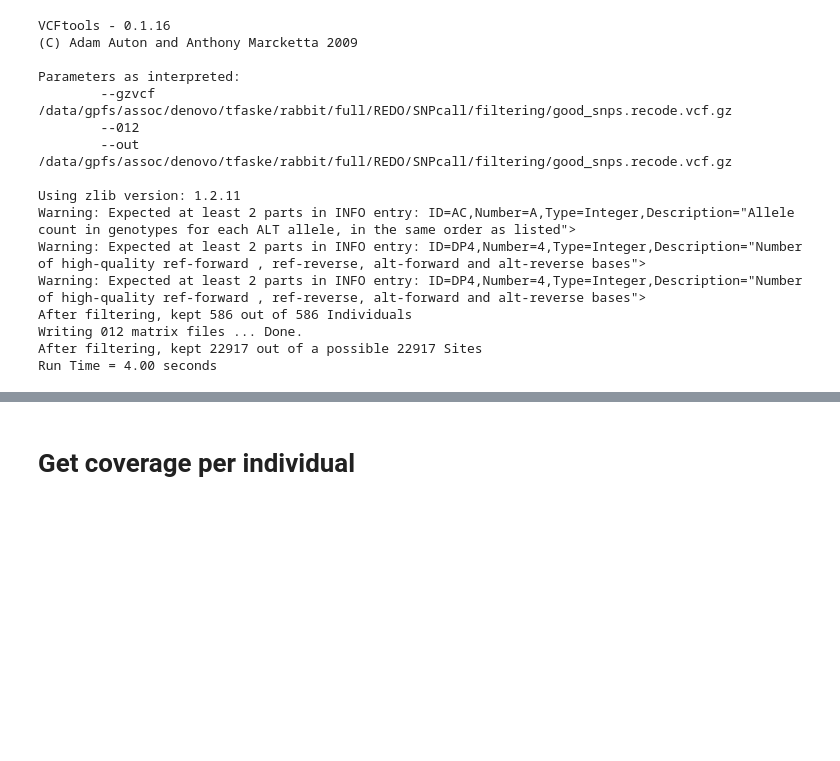
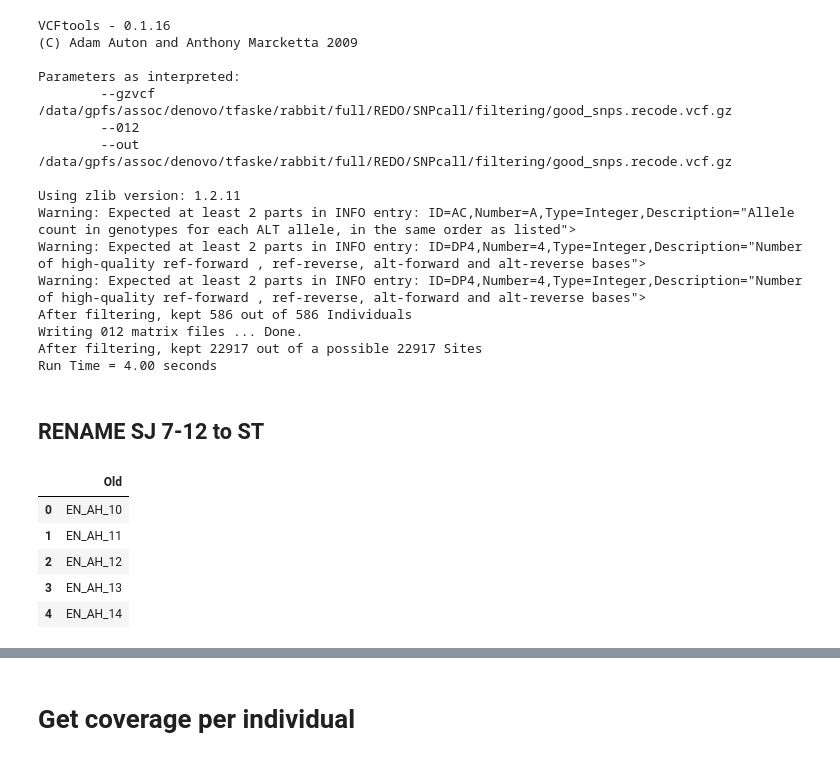
Before and after one commit to trevorfaske/ERNA_analyses, a Jupyter notebook: 5snpfiltering_ERNA.ipynb, the cells around one changed output, grey strips where cells are left out. Cells and saved outputs as stored; diff of their text form; code cells hidden in the pictures; blank space fills up the shorter version.

```diff
--- a/5snpfiltering_ERNA.ipynb
+++ b/5snpfiltering_ERNA.ipynb
@@ -517,3 +517,15 @@ After filtering, kept 586 out of 586 Individuals
 Writing 012 matrix files ... Done.
 After filtering, kept 22917 out of a possible 22917 Sites
 Run Time = 4.00 seconds
+# %% [markdown]
+## RENAME SJ 7-12 to ST
+# %%
+indv = pd.read_csv('good_snps.recode.vcf.gz.012.indv',header=None,names=['Old'])
+indv.head()
+# %% [output]
+|  | Old |
+| 0 | EN_AH_10 |
+| 1 | EN_AH_11 |
+| 2 | EN_AH_12 |
+| 3 | EN_AH_13 |
+| 4 | EN_AH_14 |
```
Also changed, not shown: parts of 8 cells of this notebook, 4 other files.
